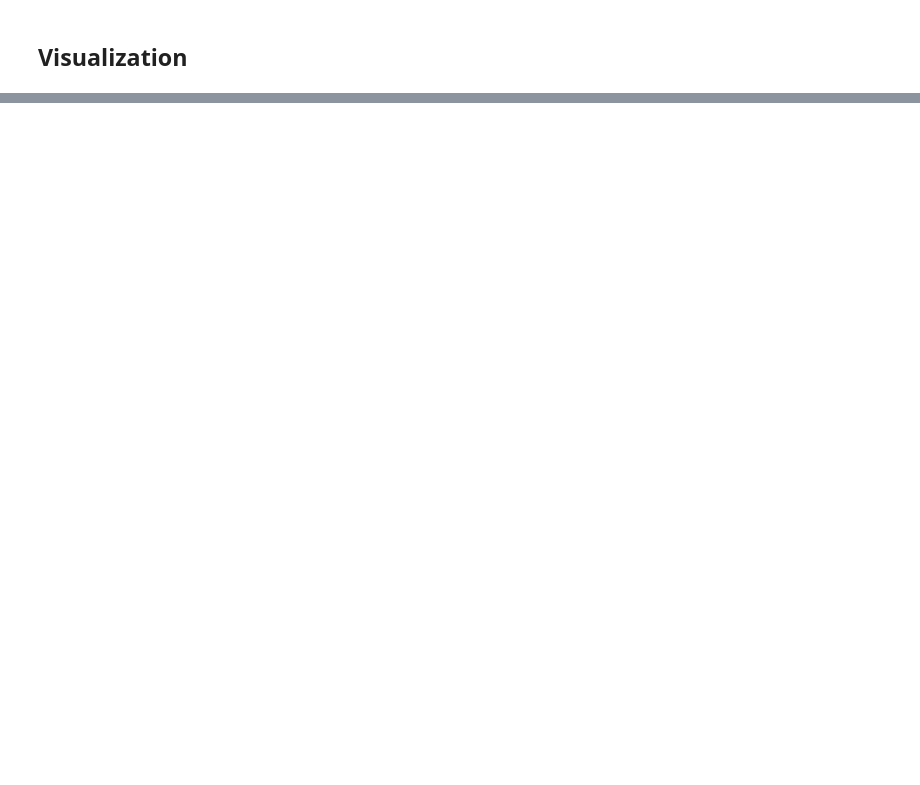
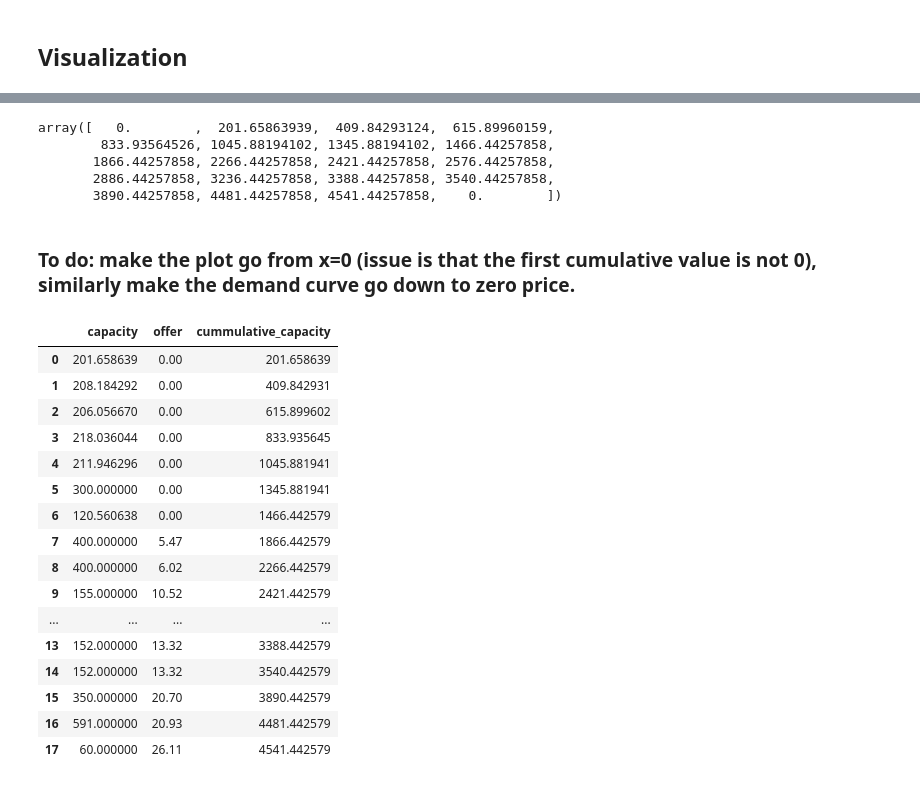
Before and after one commit to Hvid1999/46755, a Jupyter notebook: Assignment 1/task_1.ipynb, the cells around one changed output, grey strips where cells are left out. Cells and saved outputs as stored; diff of their text form; code cells hidden in the pictures; blank space fills up the shorter version.

```diff
--- a/Assignment 1/task_1.ipynb
+++ b/Assignment 1/task_1.ipynb
@@ -273,0 +327,30 @@ Lambda:  10.89
+# %%
+np.concatenate([np.array([0]), sorted_offers['cummulative_capacity'].values, np.array([0])])
+# %% [output]
+array([   0.        ,  201.65863939,  409.84293124,  615.89960159,
+        833.93564526, 1045.88194102, 1345.88194102, 1466.44257858,
+       1866.44257858, 2266.44257858, 2421.44257858, 2576.44257858,
+       2886.44257858, 3236.44257858, 3388.44257858, 3540.44257858,
+       3890.44257858, 4481.44257858, 4541.44257858,    0.        ])
+# %% [markdown]
+### To do: make the plot go from x=0 (issue is that the first cumulative value is not 0), similarly make the demand curve go down to zero price.
+# %%
+sorted_offers
+# %% [output]
+|  | capacity | offer | cummulative_capacity |
+| 0 | 201.658639 | 0.00 | 201.658639 |
+| 1 | 208.184292 | 0.00 | 409.842931 |
+| 2 | 206.056670 | 0.00 | 615.899602 |
+| 3 | 218.036044 | 0.00 | 833.935645 |
+| 4 | 211.946296 | 0.00 | 1045.881941 |
+| 5 | 300.000000 | 0.00 | 1345.881941 |
+| 6 | 120.560638 | 0.00 | 1466.442579 |
+| 7 | 400.000000 | 5.47 | 1866.442579 |
+| 8 | 400.000000 | 6.02 | 2266.442579 |
+| 9 | 155.000000 | 10.52 | 2421.442579 |
+| ... | ... | ... | ... |
+| 13 | 152.000000 | 13.32 | 3388.442579 |
+| 14 | 152.000000 | 13.32 | 3540.442579 |
+| 15 | 350.000000 | 20.70 | 3890.442579 |
+| 16 | 591.000000 | 20.93 | 4481.442579 |
+| 17 | 60.000000 | 26.11 | 4541.442579 |
```
Also changed, not shown: parts of 8 cells of this notebook, 2 other files.
